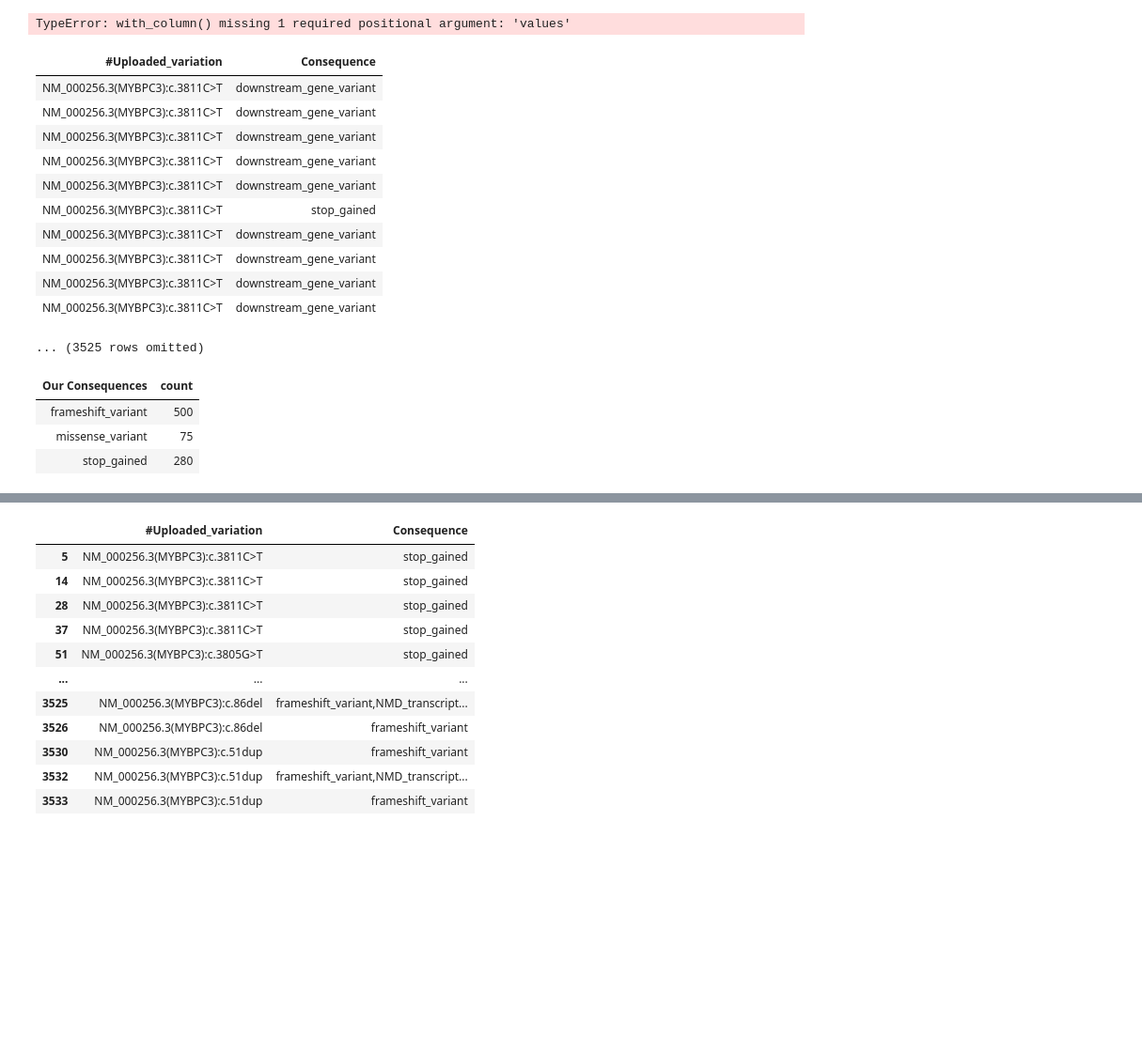
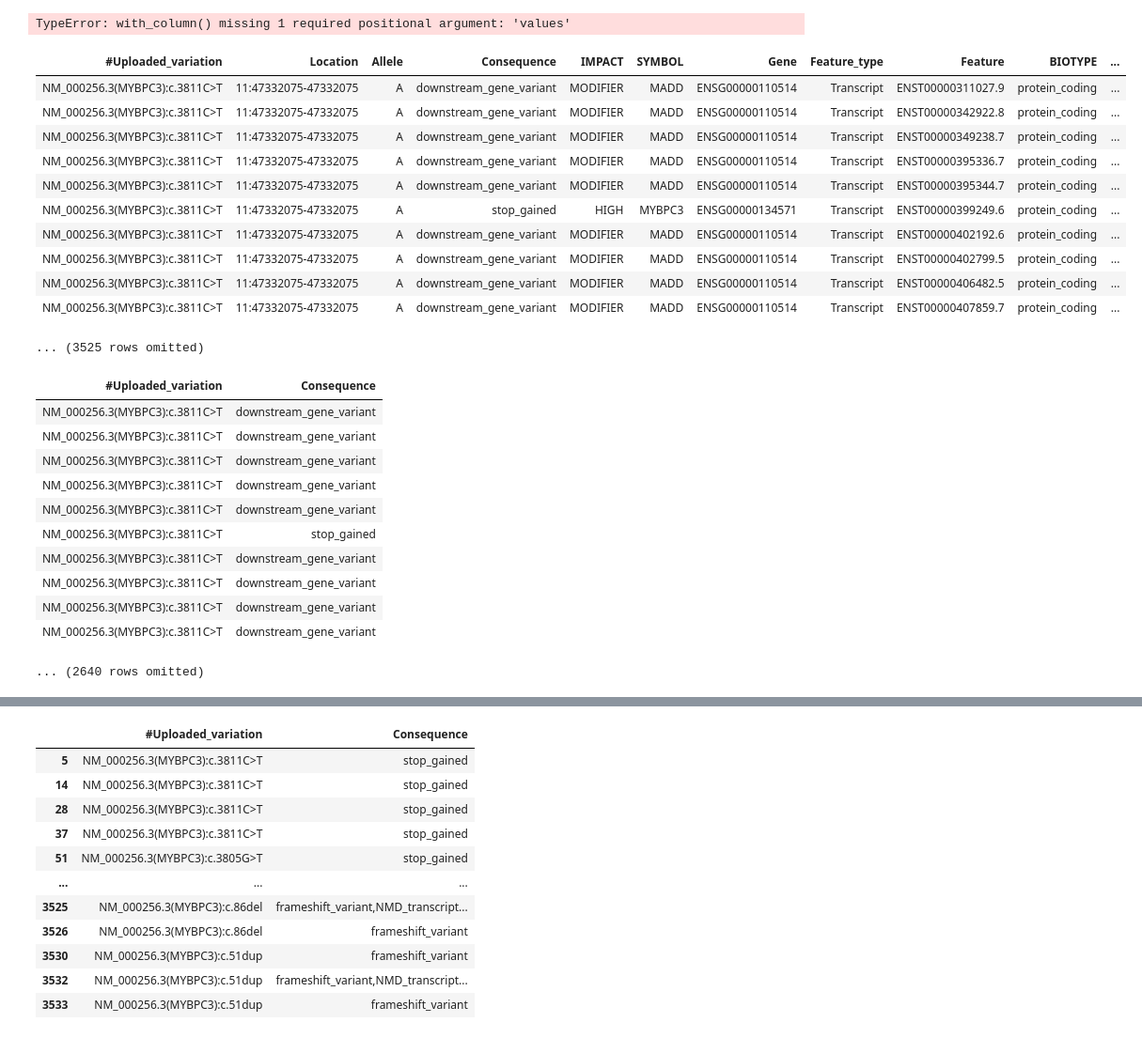
Before and after one commit to hannahmarieaguilar/Data-for-Project-, a Jupyter notebook: DATA/MYBPC3.ipynb, the cells around one changed output, grey strips where cells are left out. Shown at 94% size. Cells and saved outputs as stored; diff of their text form; code cells hidden in the pictures; blank space fills up the shorter version.

```diff
--- a/DATA/MYBPC3.ipynb
+++ b/DATA/MYBPC3.ipynb
@@ -185,9 +185,24 @@ numpyhelp.pivot('Consequence','#Uploaded_variation')
 numpyhelp.group('Consequence')
 # %% [output]
 TypeError: with_column() missing 1 required positional argument: 'values'
+# %%
+MYBPC3_ensembl_np
+# %% [output]
+| #Uploaded_variation | Location | Allele | Consequence | IMPACT | SYMBOL | Gene | Feature_type | Feature | BIOTYPE | ... |
+| NM_000256.3(MYBPC3):c.3811C>T | 11:47332075-47332075 | A | downstream_gene_variant | MODIFIER | MADD | ENSG00000110514 | Transcript | ENST00000311027.9 | protein_coding | ... |
+| NM_000256.3(MYBPC3):c.3811C>T | 11:47332075-47332075 | A | downstream_gene_variant | MODIFIER | MADD | ENSG00000110514 | Transcript | ENST00000342922.8 | protein_coding | ... |
+| NM_000256.3(MYBPC3):c.3811C>T | 11:47332075-47332075 | A | downstream_gene_variant | MODIFIER | MADD | ENSG00000110514 | Transcript | ENST00000349238.7 | protein_coding | ... |
+| NM_000256.3(MYBPC3):c.3811C>T | 11:47332075-47332075 | A | downstream_gene_variant | MODIFIER | MADD | ENSG00000110514 | Transcript | ENST00000395336.7 | protein_coding | ... |
+| NM_000256.3(MYBPC3):c.3811C>T | 11:47332075-47332075 | A | downstream_gene_variant | MODIFIER | MADD | ENSG00000110514 | Transcript | ENST00000395344.7 | protein_coding | ... |
+| NM_000256.3(MYBPC3):c.3811C>T | 11:47332075-47332075 | A | stop_gained | HIGH | MYBPC3 | ENSG00000134571 | Transcript | ENST00000399249.6 | protein_coding | ... |
+| NM_000256.3(MYBPC3):c.3811C>T | 11:47332075-47332075 | A | downstream_gene_variant | MODIFIER | MADD | ENSG00000110514 | Transcript | ENST00000402192.6 | protein_coding | ... |
+| NM_000256.3(MYBPC3):c.3811C>T | 11:47332075-47332075 | A | downstream_gene_variant | MODIFIER | MADD | ENSG00000110514 | Transcript | ENST00000402799.5 | protein_coding | ... |
+| NM_000256.3(MYBPC3):c.3811C>T | 11:47332075-47332075 | A | downstream_gene_variant | MODIFIER | MADD | ENSG00000110514 | Transcript | ENST00000406482.5 | protein_coding | ... |
+| NM_000256.3(MYBPC3):c.3811C>T | 11:47332075-47332075 | A | downstream_gene_variant | MODIFIER | MADD | ENSG00000110514 | Transcript | ENST00000407859.7 | protein_coding | ... |
+... (3525 rows omitted)
 # %%
 import numpy as np
-MYBPC3_ensembl_np = Table().read_table('combo_MYBPC3.txt', sep='\t')
+MYBPC3_ensembl_np = Table().read_table('combo_MYBPC3.txt', sep='\t').where('BIOTYPE', 'protein_coding')
 new = MYBPC3_ensembl_np.select('#Uploaded_variation', 'Consequence')
 #new = new.where('Consequence', are.containing('frameshift'))
 new
@@ -204,4 +219,4 @@ new
 | NM_000256.3(MYBPC3):c.3811C>T | downstream_gene_variant |
 | NM_000256.3(MYBPC3):c.3811C>T | downstream_gene_variant |
 | NM_000256.3(MYBPC3):c.3811C>T | downstream_gene_variant |
-... (3525 rows omitted)
+... (2640 rows omitted)
@@ -216,12 +222,0 @@ def label_consequence(consequence):
-# %%
-try1 = new.apply(label_consequence, 'Consequence')
-new2 = new.with_column('Our Consequences', try1)
-new2
-yay = new2.where('Our Consequences', are.not_equal_to(None))
-test3 = yay.group('Our Consequences')
-test3
-# %% [output]
-| Our Consequences | count |
-| frameshift_variant | 500 |
-| missense_variant | 75 |
-| stop_gained | 280 |
```
Also changed, not shown: parts of 7 cells of this notebook.
